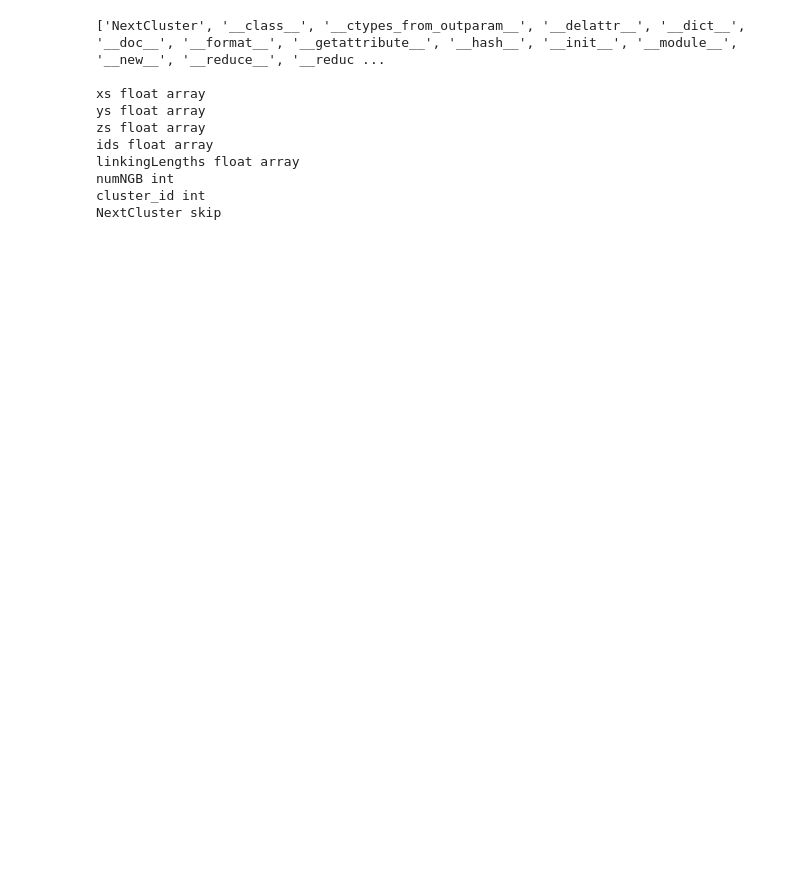
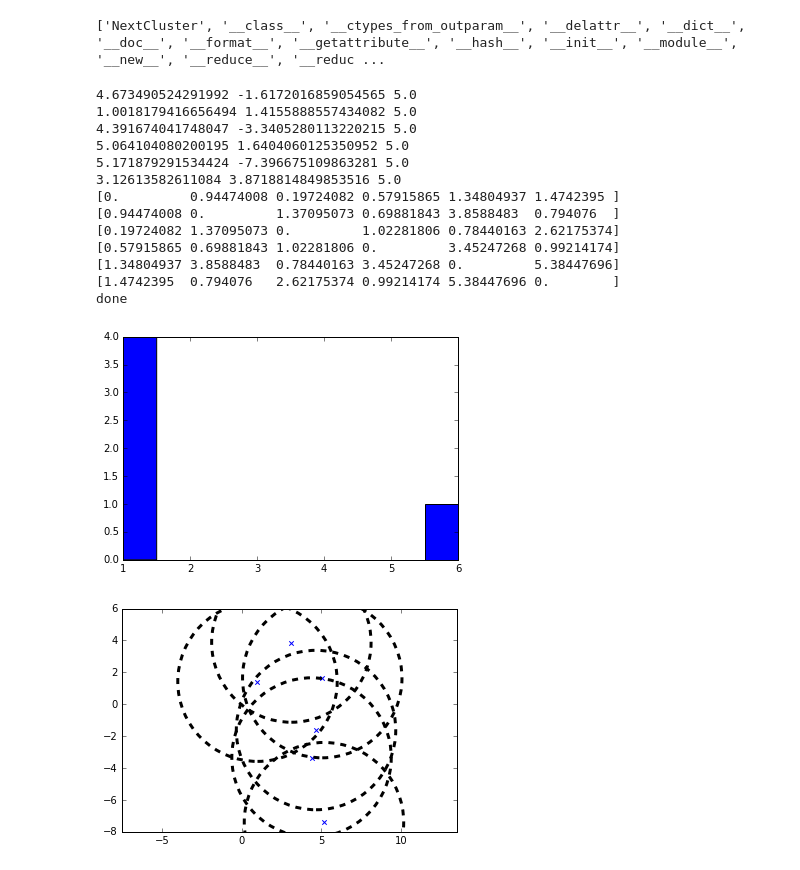
Before and after one commit to agurvich/CFoF, a Jupyter notebook: scratch.ipynb, the cells around one changed output. Cells and saved outputs as stored; diff of their text form; code cells hidden in the pictures; blank space fills up the shorter version.

```diff
--- a/scratch.ipynb
+++ b/scratch.ipynb
@@ -87,29 +145,14 @@ Executing c code
 # %%
-## skip the empty head node
-head = head.NextCluster.contents
+
 print dir(head)
 print
-for key,val in np.array(head._fields_):
-    if val == ctypes.c_int:
-        print key,'int'
-    elif key =='NextCluster':
-        print key,'skip'
-    else:
-        print key,'float array'
+
+xss,yss,zss,idss,llss,numNGBs,clusterIDs=extractLinkedListValues(numClusters,head)
 
     #print np.ctypeslib.as_array(getattr(head,key),shape=head.numNGB)
-"""
-for i in xrange(numClusters):
-    #print head.numNGB,'|',
-    #print np.ctypeslib.as_array(head.ids,shape=(head.numNGB,))
-    try:
-        if i < (numClusters-1):
-            head = head.NextCluster.contents
-    except:
-        print i,numClusters
-        raise
 
 
+"""
 print "Last one:",
 print np.ctypeslib.as_array(head.ids,shape=(head.numNGB,))
 print i,numClusters
@@ -117,12 +160,39 @@ print i,numClusters
 print "",
 # %% [output]
 ['NextCluster', '__class__', '__ctypes_from_outparam__', '__delattr__', '__dict__', '__doc__', '__format__', '__getattribute__', '__hash__', '__init__', '__module__', '__new__', '__reduce__', '__reduc ...
-
-xs float array
-ys float array
-zs float array
-ids float array
-linkingLengths float array
-numNGB int
-cluster_id int
-NextCluster skip
+# %%
+plt.hist(numNGBs)
+index = list(np.logical_and(numNGBs>2,numNGBs<10)).index(1)
+
+my_coords = np.array([xss[index],yss[index],zss[index]]).T
+
+
+plt.figure()
+plt.scatter(my_coords[:,0],my_coords[:,1],marker='x')
+for (x,y,r) in zip(my_coords[:,0],my_coords[:,1],llss[index]):
+    print x,y,r
+    plt.gca().add_artist(plt.Circle((x,y),r,ls='--',lw=3,fill=None))
+plt.axes().set_aspect('equal', 'datalim')
+
+
+for coord in my_coords:
+    dist = np.sum((my_coords-coord)**2,axis=1)/llss[index]**2
+    print dist
+print 'done'
+print
+# %% [output]
+4.673490524291992 -1.6172016859054565 5.0
+1.0018179416656494 1.4155888557434082 5.0
+4.391674041748047 -3.3405280113220215 5.0
+5.064104080200195 1.6404060125350952 5.0
+5.171879291534424 -7.396675109863281 5.0
+3.12613582611084 3.8718814849853516 5.0
+[0.         0.94474008 0.19724082 0.57915865 1.34804937 1.4742395 ]
+[0.94474008 0.         1.37095073 0.69881843 3.8588483  0.794076  ]
+[0.19724082 1.37095073 0.         1.02281806 0.78440163 2.62175374]
+[0.57915865 0.69881843 1.02281806 0.         3.45247268 0.99214174]
+[1.34804937 3.8588483  0.78440163 3.45247268 0.         5.38447696]
+[1.4742395  0.794076   2.62175374 0.99214174 5.38447696 0.        ]
+done
+[figure, added]
+[figure, added]
```
Also changed, not shown: parts of 4 cells of this notebook, 2 other files.
